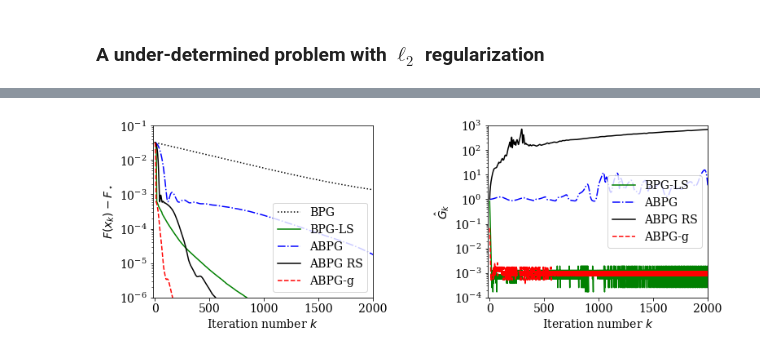
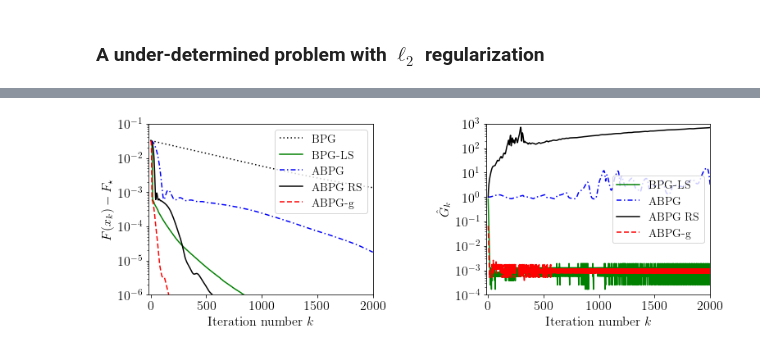
Before and after one commit to microsoft/accbpg, a Jupyter notebook: ipynb/ex_Poisson_L2.ipynb, the cells around one changed output, grey strips where cells are left out. Saved outputs shown, nothing was run; the diff lists cells and outputs as text; code cells hidden in the pictures.

```diff
--- a/ipynb/ex_Poisson_L2.ipynb
+++ b/ipynb/ex_Poisson_L2.ipynb
@@ -13,7 +13,7 @@ C:\github\accbpg
 import numpy as np
 import matplotlib
 import matplotlib.pyplot as plt
-matplotlib.rcParams.update({'font.size': 14, 'font.family': 'serif'})
+matplotlib.rcParams.update({'font.size': 16, 'legend.fontsize':14, 'font.family': 'serif'})
 # matplotlib.rcParams.update({'text.usetex': True})
 # %% [markdown]
 ### Comparing BPG with line search and adaptive ABPG algorithms
@@ -158,24 +168,29 @@ BPG_LS method for min_{x in C} F(x) = f(x) + Psi(x)
 # %%
 # Plot the objective gap and estimated gains for triangle scaling
-plt.subplots(1, 2, figsize=(11, 4))
+fig, _ = plt.subplots(1, 2, figsize=(11, 4))
 
 labels = [r"BPG", r"BPG-LS", r"ABPG", r"ABPG RS", r"ABPG-g", r"ABPG-g RS"]
 styles = ['k:', 'g-', 'b-.', 'k-', 'r--']
 dashes = [[1,2], [], [4,2,1,2], [], [4,2]]
 
 ax1 = plt.subplot(1, 2, 1)
 y_vals = [F00_, FLS_, F20_, F2e_, F2g_]
 accbpg.plot_comparisons(ax1, y_vals, labels, x_vals=[], plotdiff=True, yscale="log", xlim=[-20, 2000], ylim=[1e-6, 1e-1],
-                        xlabel=r"Iteration number $k$", ylabel=r"$F(x_k)-F_\star$", legendloc="lower right",
+                        xlabel=r"Iteration number $k$", ylabel=r"$F(x_k)-F_\star$", legendloc="upper right",
                         linestyles=styles, linedash=dashes)
 
 ax2 = plt.subplot(1, 2, 2)
 y_vals = [GLS_, G20_, G2e_, G2g_]
 accbpg.plot_comparisons(ax2, y_vals, labels[1:], x_vals=[], plotdiff=False, yscale="log", xlim=[-20, 2000], ylim=[1e-4, 1e3],
                         xlabel=r"Iteration number $k$", ylabel=r'$\hat{G}_k$', legendloc="center right",
                         linestyles=styles[1:], linedash=dashes[1:])
 
 plt.tight_layout(w_pad=4)
 plt.show()
+# pad = 0.05
+# extent = ax1.get_tightbbox(fig.canvas.renderer).expanded(1+pad, 1+pad).transformed(fig.dpi_scale_trans.inverted())
+# fig.savefig('./figures/Poisson_m100n1000L2e_3adapt_semilog.pdf', format='pdf', bbox_inches=extent)
+# extent = ax2.get_tightbbox(fig.canvas.renderer).expanded(1+pad, 1+pad).transformed(fig.dpi_scale_trans.inverted())
+# fig.savefig('./figures/Poisson_m100n1000L2e_3adapt_gains.pdf', format='pdf', bbox_inches=extent)
 # %% [output]
-[figure, old version]
+[figure, new version]
```
Also changed, not shown: parts of 6 cells of this notebook, 4 other files.
